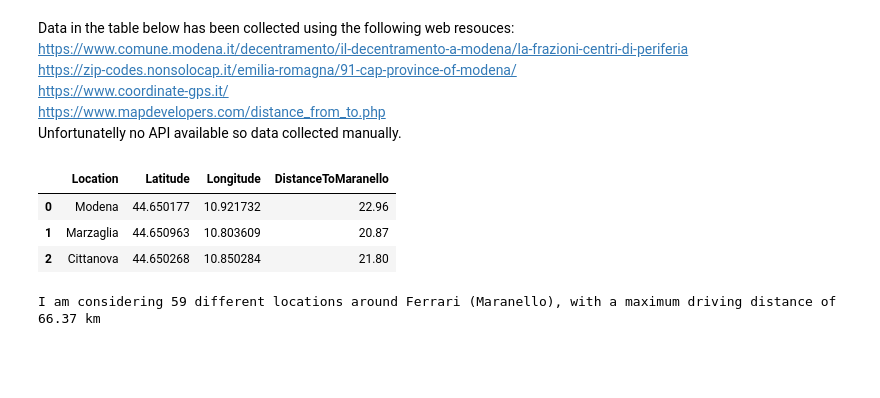
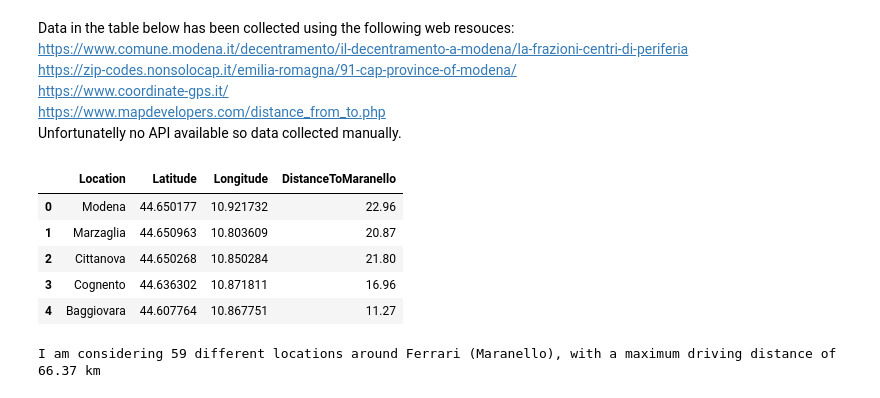
Before and after one commit to sebas1986/TheMotorSportValley-WhereToLive-, a Jupyter notebook: ProjectAnalysis.ipynb, the cells around one changed output. Cells and saved outputs as stored; diff of their text form; code cells hidden in the pictures; blank space fills up the shorter version.

```diff
--- a/ProjectAnalysis.ipynb
+++ b/ProjectAnalysis.ipynb
@@ -34,12 +34,14 @@ https://www.mapdevelopers.com/distance_from_to.php
 Unfortunatelly no API available so data collected manually.
 # %%
 df_location_raw = pd.read_csv('D:\\Users\\sebastian\\OneDrive\\_09.Istruzione\\Coursera\\AppliedDataScience\\4.AppliedDataScienceCapstone\\GitRepo\\FinalProject\\locations_csv.csv')
-df_location_raw.head(3)
+df_location_raw.head(5)
 # %% [output]
 |  | Location | Latitude | Longitude | DistanceToMaranello |
 | 0 | Modena | 44.650177 | 10.921732 | 22.96 |
 | 1 | Marzaglia | 44.650963 | 10.803609 | 20.87 |
 | 2 | Cittanova | 44.650268 | 10.850284 | 21.80 |
+| 3 | Cognento | 44.636302 | 10.871811 | 16.96 |
+| 4 | Baggiovara | 44.607764 | 10.867751 | 11.27 |
 # %%
 print('I am considering {} different locations around Ferrari (Maranello), with a maximum driving distance of {} km'.format(df_location_raw.shape[0],df_location_raw.describe().DistanceToMaranello['max']))
 # %% [output]
```
Also changed, not shown: parts of 4 cells of this notebook, 2 other files.
